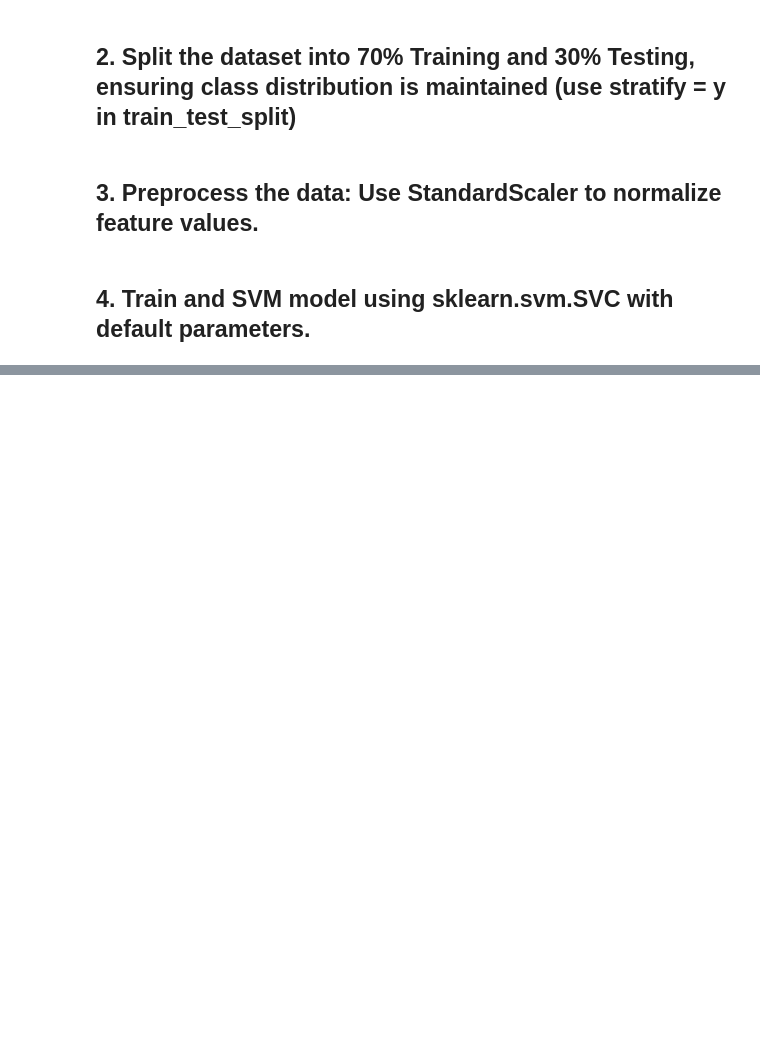
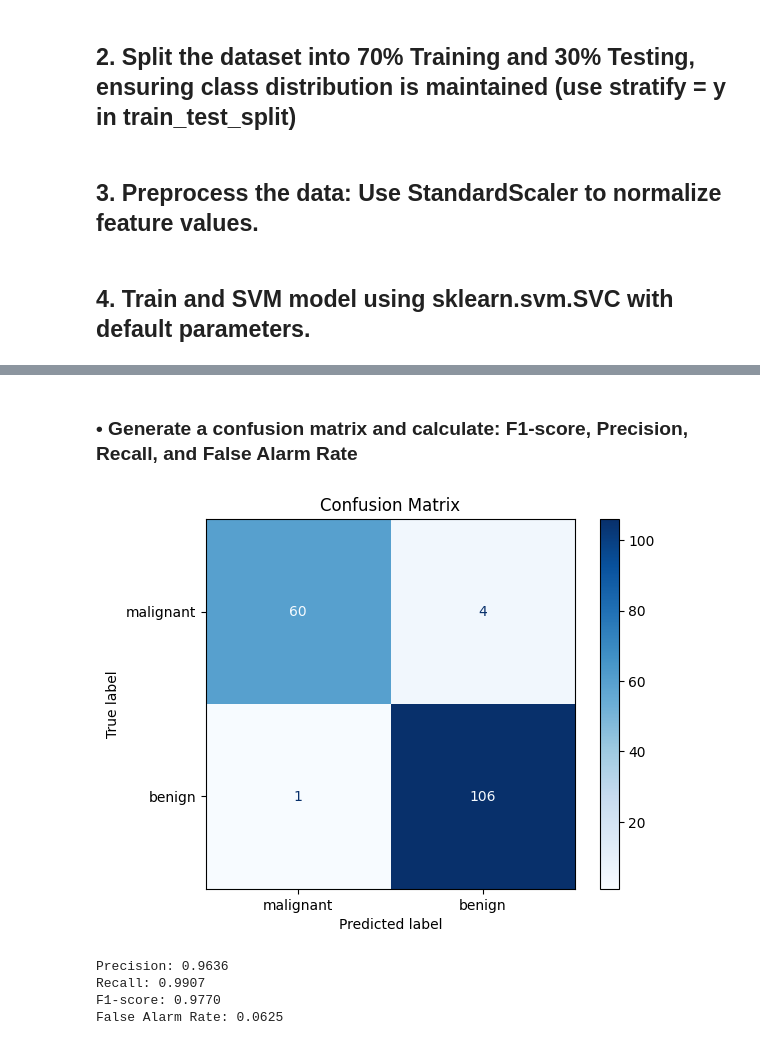
Before and after one commit to JuanTuatis/emtech-programming-assignment, a Jupyter notebook: Programming Assignment 4/Programming_Assignment_4_Obis_&_Tuatis.ipynb, the cells around one changed output, grey strips where cells are left out. Drawn from its saved outputs; the diff is of its cells as text; code cells hidden in the pictures; blank space fills up the shorter version.

```diff
--- a/Programming Assignment 4/Programming_Assignment_4_Obis_&_Tuatis.ipynb
+++ b/Programming Assignment 4/Programming_Assignment_4_Obis_&_Tuatis.ipynb
@@ -117,0 +99,6 @@ Default parameters Accuracy Score: 96.49%
+# %%
+# Initialize model with default parameters
+svc = SVC()
+
+# Train the model
+svc.fit(X_train_scaled, y_train)
@@ -117,0 +146,14 @@ Default parameters Accuracy Score: 96.49%
+# %%
+# We tried to identify the most important features using SelectFromModel but an error occurs because SVC with the RBF kernel does not have coef_ or feature_importances_ attributes, which are required by SelectFromModel. To find the most important features, we used a linear SVM instead.
+
+svc_linear = SVC(kernel='linear')
+svc_linear.fit(X_train_scaled, y_train)
+
+# Select important features
+selector = SelectFromModel(svc_linear, prefit=True)
+important_features = bc_df.columns[selector.get_support()]
+
+# Print selected features
+print("\nMost Important Features identified by SelectFromModel:")
+for feature in important_features:
+    print(f"• {feature}")
@@ -117,0 +175,35 @@ Default parameters Accuracy Score: 96.49%
+# %% [markdown]
+### • Generate a confusion matrix and calculate: F1-score, Precision, Recall, and False Alarm Rate
+# %%
+# Predict on the test set
+y_pred = svc_linear.predict(X_test_scaled)  # Use your trained model
+
+# Generate the confusion matrix
+conf_mat = confusion_matrix(y_test, y_pred)
+
+# Display the confusion matrix
+disp = ConfusionMatrixDisplay(confusion_matrix=conf_mat, display_labels=bc_dataset['target_names'])
+disp.plot(cmap="Blues")
+plt.title("Confusion Matrix")
+plt.show()
+
+# Extract TN, FP, FN, TP
+TN, FP, FN, TP = conf_mat.ravel()
+
+# Calculate metrics
+precision = TP / (TP + FP)  # Precision = TP / (TP + FP)
+recall = TP / (TP + FN)  # Recall = TP / (TP + FN)
+f1_score = 2 * (precision * recall) / (precision + recall)  # F1-score formula
+false_alarm_rate = FP / (FP + TN)  # False Alarm Rate = FP / (FP + TN)
+
+# Print calculated metrics
+print(f"\nPrecision: {precision:.4f}")
+print(f"Recall: {recall:.4f}")
+print(f"F1-score: {f1_score:.4f}")
+print(f"False Alarm Rate: {false_alarm_rate:.4f}")
+# %% [output]
+[figure, added]
+Precision: 0.9636
+Recall: 0.9907
+F1-score: 0.9770
+False Alarm Rate: 0.0625
```
Also changed, not shown: parts of 30 cells of this notebook.
